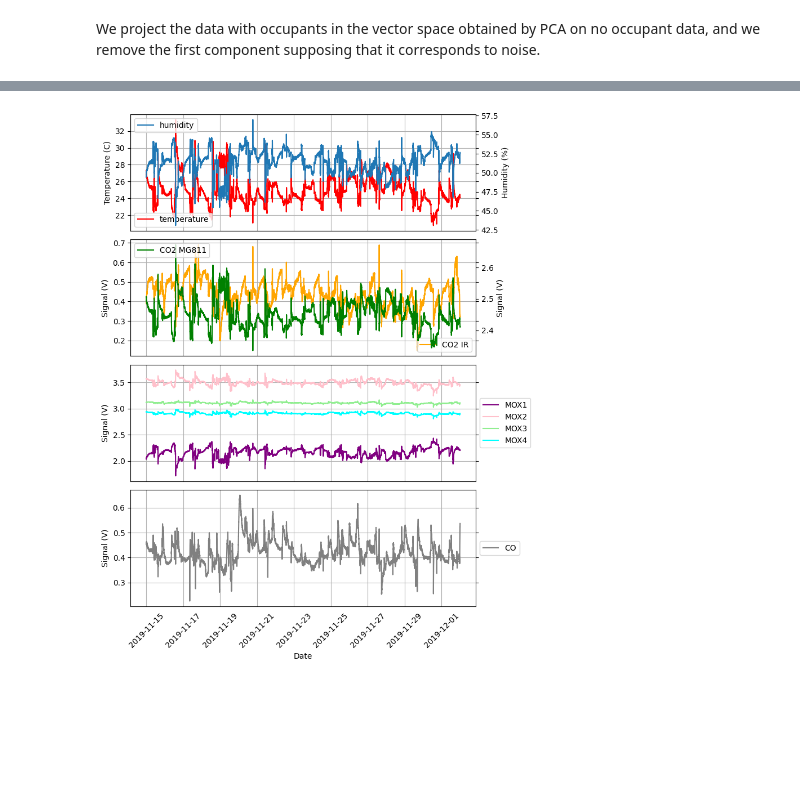
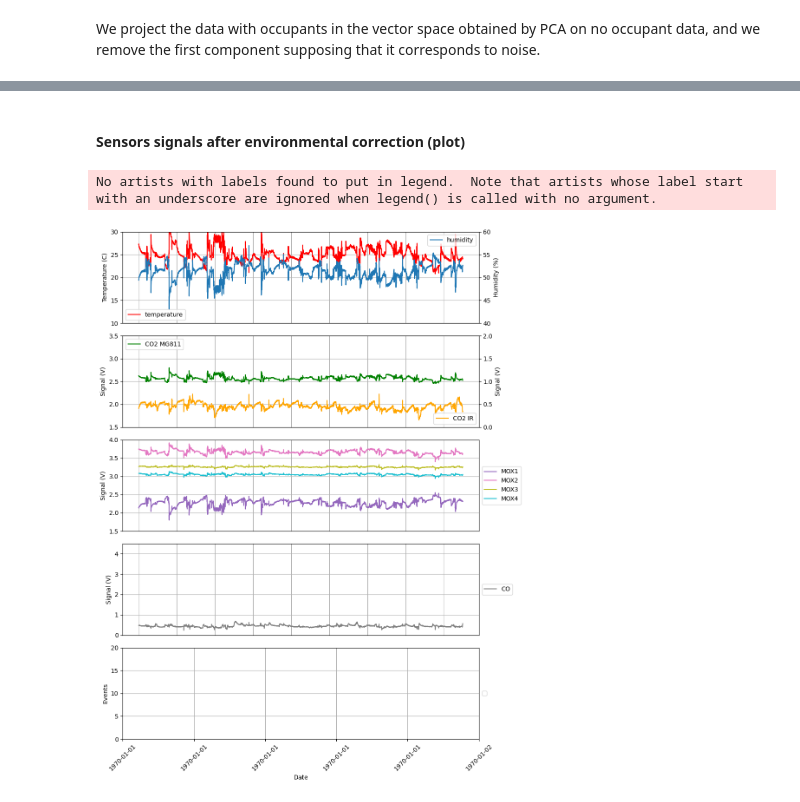
Before and after one commit to eskinderit/single-elders-home-monitoring, a Jupyter notebook: single-elders-home-monitoring/single-elders-monitoring-PCAfiltering.ipynb, the cells around one changed output, grey strips where cells are left out. Saved outputs shown, nothing was run; the diff lists cells and outputs as text; code cells hidden in the pictures; blank space fills up the shorter version.

```diff
--- a/single-elders-home-monitoring/single-elders-monitoring-PCAfiltering.ipynb
+++ b/single-elders-home-monitoring/single-elders-monitoring-PCAfiltering.ipynb
@@ -478,10 +403,10 @@ PCA space representation of the data set without human activity after environmen
 We project the data with occupants in the vector space obtained by PCA on no occupant data, and we remove the first component supposing that it corresponds to noise.
 # %%
 # grouping features in an unique input column
-assembled_df_occupants = assembler.transform(occupants_filtered_df)
+assembled_df_occupants = assembler.transform(occupants_filtered_df).orderBy('timestamp')
 
 # projecting features of occupant data into space generated by no occupant data
-pca_occupants = pca.transform(assembled_df_occupants)
+pca_occupants = pca.transform(assembled_df_occupants, fit_mean = False).orderBy('timestamp')
 
 # unzipping vectors inside the single column to multiple columns
 pca_occupants_unzipped = pca_occupants.withColumn("feature", vector_to_array("pcaFeatures")).select(['timestamp']+[col("feature")[i] for i in range(n_components)])
@@ -490,7 +415,7 @@ pca_occupants_unzipped = pca_occupants.withColumn("feature", vector_to_array("pc
 pca_occupants_unzipped = pca_occupants_unzipped.withColumn('feature[0]',lit(0))
 
 # zipping vectors to a single colum
-pca_occupants_zipped = assembler_invert.transform(pca_occupants_unzipped)
+pca_occupants_zipped = assembler_invert.transform(pca_occupants_unzipped).orderBy('timestamp')
 
 # reproject it to original space
 inv_transf_occupants = spark.createDataFrame(pca.inverse_transform(pca_occupants_zipped, schema=cols_to_process))
@@ -520,60 +445,84 @@ inv_transf_occupants_visual = inv_transf_occupants.select(['timestamp']+cols_to_
 inv_transf_occupants_visual.to_csv("./data/database_gas_after_environmental_correction.csv", sep=',', index=False)
+# %% [markdown]
+#### Sensors signals after environmental correction (plot)
 # %%
 # selecting time interval of interest
 
 visual_filtered_df = inv_transf_occupants.where("timestamp >= '2019-11-15' AND timestamp < '2019-12-02' ")
-visual_filtered_df = visual_filtered_df.select([col(c) for c in columns_to_keep] + [F.round(col(c) / lit(V_spain), 4).alias(c) for c in columns_to_normalize])
+visual_filtered_df = visual_filtered_df.select([col(c) for c in columns_to_keep] + [F.round(col(c) / lit(V_divider), 4).alias(c) for c in columns_to_normalize])
 visual_filtered_df = visual_filtered_df.orderBy('timestamp').toPandas()
 
 # Create a figure and a grid of subplots
-fig, axs = plt.subplots(4, 1, figsize=(8, 10))  # 4 rows, 1 column
+fig, axs = plt.subplots(5, 1, figsize=(10, 13))  # 4 rows, 1 column
 
 # Plot the data in each subplot
 
 axs[0].plot(visual_filtered_df['timestamp'], visual_filtered_df['temperature'], color='red', label='temperature')
 axs[0].twin = axs[0].twinx()
 axs[0].twin.plot(visual_filtered_df['timestamp'], visual_filtered_df['humidity'], label='humidity')
 axs[0].twin.set_ylabel('Humidity (%)')
 axs[0].set_ylabel('Temperature (C)')
-axs[0].tick_params(axis='both', which='both', bottom=False, top=False, left=True, right=True, labelbottom=False, labelleft=True)
+axs[0].tick_params(axis='both', which='both', bottom=False, top=False, left=True, right=False, labelbottom=False, labelleft=True)
+axs[0].twin.tick_params(axis='both', which='both', bottom=False, top=False, left=False, right=True, labelbottom=False, labelleft=False)
+axs[0].set_ylim(10, 30)
+axs[0].twin.set_ylim(40, 60)
 axs[0].grid(True)
-axs[0].legend(loc='lower left')
+axs[0].legend()
 axs[0].twin.legend()
 
-axs[1].plot(visual_filtered_df['timestamp'], visual_filtered_df['CO2CosIRValue'], color='orange', label='CO2 IR')
+axs[1].plot(visual_filtered_df['timestamp'], visual_filtered_df['CO2MG811Value'], color='green', label='CO2 MG811')
 axs[1].twin = axs[1].twinx()
-axs[1].twin.plot(visual_filtered_df['timestamp'], visual_filtered_df['CO2MG811Value'], color='green', label='CO2 MG811')
+axs[1].twin.plot(visual_filtered_df['timestamp'], visual_filtered_df['CO2CosIRValue'], color='orange', label='CO2 IR')
 axs[1].twin.set_ylabel('Signal (V)')
 axs[1].set_ylabel('Signal (V)')
-axs[1].tick_params(axis='both', which='both', bottom=False, top=False, left=True, right=True, labelbottom=False, labelleft=True)
+axs[1].tick_params(axis='both', which='both', bottom=False, top=False, left=True, right=False, labelbottom=False, labelleft=True)
+axs[1].twin.tick_params(axis='both', which='both', bottom=False, top=False, left=False, right=True, labelbottom=False, labelleft=False)
 axs[1].grid(True)
-axs[1].twin.legend(loc='upper left')
-axs[1].legend(loc='lower right')
+axs[1].set_ylim(1.5, 3.5)
+axs[1].twin.set_ylim(0, 2)
+axs[1].twin.legend(loc='lower right')
+axs[1].legend(loc='upper left')
 
-axs[2].plot(visual_filtered_df['timestamp'], visual_filtered_df['MOX1'], color='purple', label='MOX1')
-axs[2].plot(visual_filtered_df['timestamp'], visual_filtered_df['MOX2'], color='pink', label='MOX2')
-axs[2].plot(visual_filtered_df['timestamp'], visual_filtered_df['MOX3'], color='lightgreen', label='MOX3')
-axs[2].plot(visual_filtered_df['timestamp'], visual_filtered_df['MOX4'], color='cyan', label='MOX4')
+axs[2].plot(visual_filtered_df['timestamp'], visual_filtered_df['MOX1'], color='tab:purple', label='MOX1')
+axs[2].plot(visual_filtered_df['timestamp'], visual_filtered_df['MOX2'], color='tab:pink', label='MOX2')
+axs[2].plot(visual_filtered_df['timestamp'], visual_filtered_df['MOX3'], color='tab:olive', label='MOX3')
+axs[2].plot(visual_filtered_df['timestamp'], visual_filtered_df['MOX4'], color='tab:cyan', label='MOX4')
 axs[2].set_ylabel('Signal (V)')
-axs[2].tick_params(axis='both', which='both', bottom=False, top=False, left=True, right=True, labelbottom=False, labelleft=True)
+axs[2].tick_params(axis='both', which='both', bottom=False, top=False, left=True, right=False, labelbottom=False, labelleft=True)
+axs[2].set_ylim(1.5, 4)
 axs[2].grid(True)
 axs[2].legend(loc='center left', bbox_to_anchor=(1, 0.5))
 
 axs[3].plot(visual_filtered_df['timestamp'], visual_filtered_df['COValue'], color='grey', label='CO')
 axs[3].set_ylabel('Signal (V)')
-axs[3].tick_params(axis='both', which='both', bottom=False, top=False, left=True, right=True, labelbottom=True, labelleft=True)
+axs[3].tick_params(axis='both', which='both', bottom=False, top=False, left=True, right=False, labelbottom=False, labelleft=True)
+axs[3].set_ylim(0, 4.5)
 axs[3].grid(True)
-axs[3].set_xlabel('Date')
 axs[3].legend(loc='center left', bbox_to_anchor=(1, 0.5))
+
+
+''' TODO add t-limit
+axs[4].plot(visual_filtered_df['timestamp'], visual_filtered_df['COValue'], color='grey')
+
+'''
+axs[4].legend(loc='center left', bbox_to_anchor=(1, 0.5))
+axs[4].set_ylabel('Events')
+axs[4].grid(True)
+axs[4].set_ylim(0, 20)
 date_format = DateFormatter('%Y-%m-%d')
-axs[3].xaxis.set_major_formatter(date_format)
-axs[3].tick_params(axis='x', labelrotation=45)
+axs[4].tick_params(axis='both', which='both', bottom=True, top=False, left=True, right=False, labelbottom=True, labelleft=True)
+axs[4].xaxis.set_major_formatter(date_format)
+axs[4].tick_params(axis='x', labelrotation=45)
+axs[4].set_xlabel('Date')
+
 #TODO at t-limit
+
 
 # Adjust layout
 plt.tight_layout()
 
 # Show the plots
 plt.show()
 # %% [output]
+No artists with labels found to put in legend.  Note that artists whose label start with an underscore are ignored when legend() is called with no argument.
-[figure, old version]
+[figure, new version]
```
Also changed, not shown: parts of 15 cells of this notebook, 2 other files.
